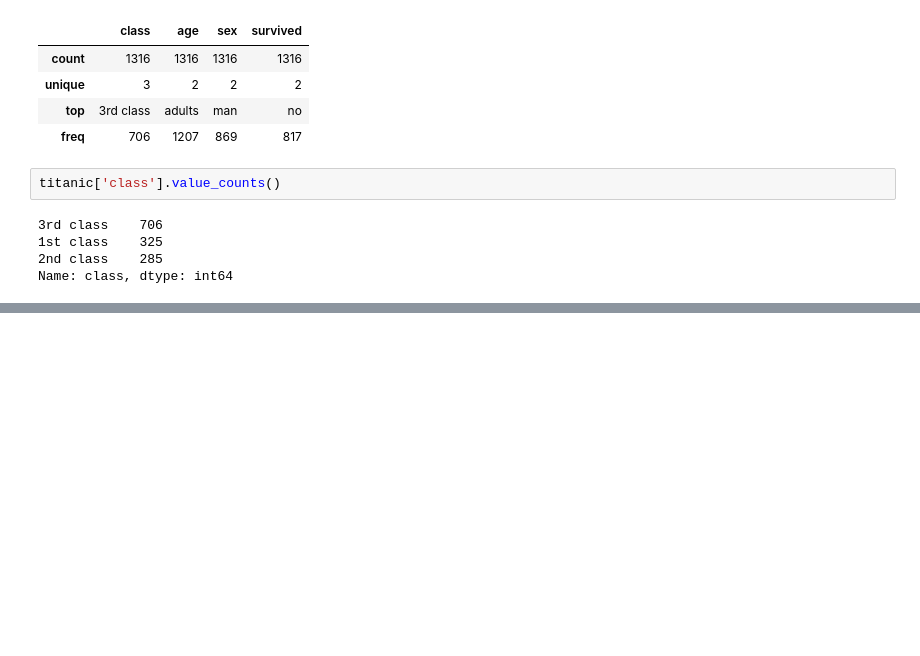
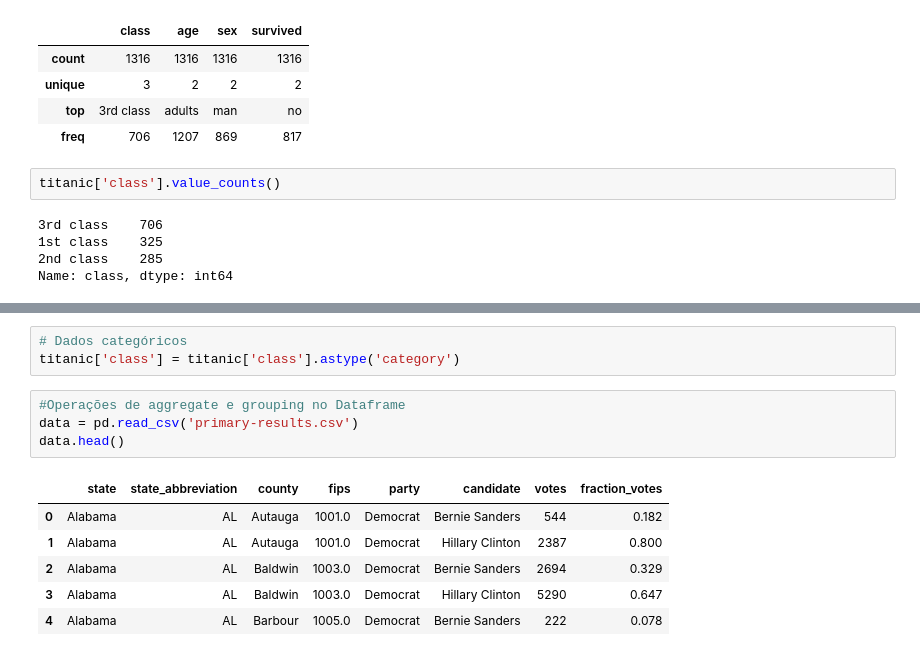
Before and after one commit to jailsonpj/data-science-project, a Jupyter notebook: exemplos/pandas.ipynb, the cells around one changed output, grey strips where cells are left out. Cells and saved outputs as stored; diff of their text form; blank space fills up the shorter version.

```diff
--- a/exemplos/pandas.ipynb
+++ b/exemplos/pandas.ipynb
@@ -79,0 +137,14 @@ Name: class, dtype: int64
+# %%
+# Dados categóricos
+titanic['class'] = titanic['class'].astype('category')
+# %%
+#Operações de aggregate e grouping no Dataframe
+data = pd.read_csv('primary-results.csv')
+data.head()
+# %% [output]
+|  | state | state_abbreviation | county | fips | party | candidate | votes | fraction_votes |
+| 0 | Alabama | AL | Autauga | 1001.0 | Democrat | Bernie Sanders | 544 | 0.182 |
+| 1 | Alabama | AL | Autauga | 1001.0 | Democrat | Hillary Clinton | 2387 | 0.800 |
+| 2 | Alabama | AL | Baldwin | 1003.0 | Democrat | Bernie Sanders | 2694 | 0.329 |
+| 3 | Alabama | AL | Baldwin | 1003.0 | Democrat | Hillary Clinton | 5290 | 0.647 |
+| 4 | Alabama | AL | Barbour | 1005.0 | Democrat | Bernie Sanders | 222 | 0.078 |
```
Also changed, not shown: parts of 11 cells of this notebook, 1 other file.
